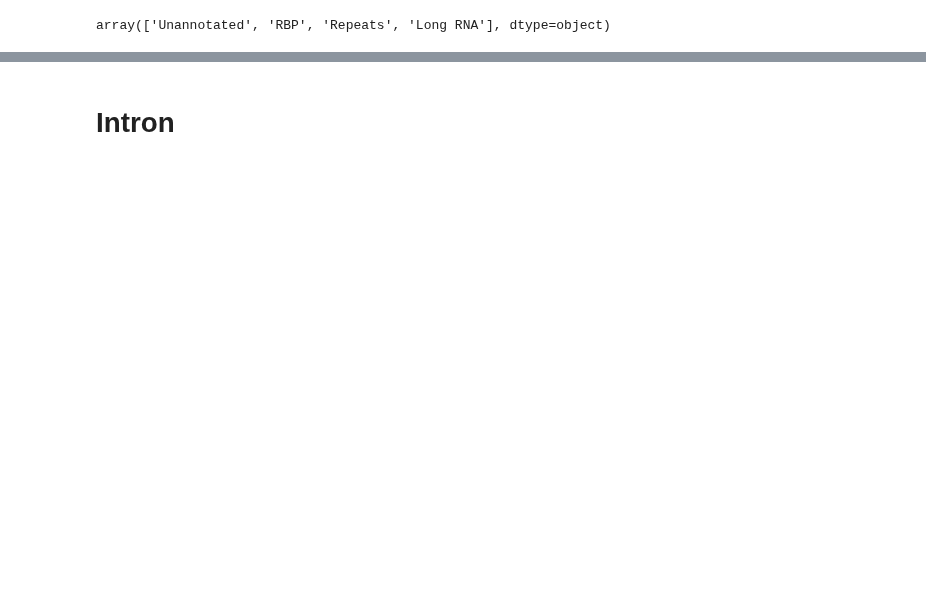
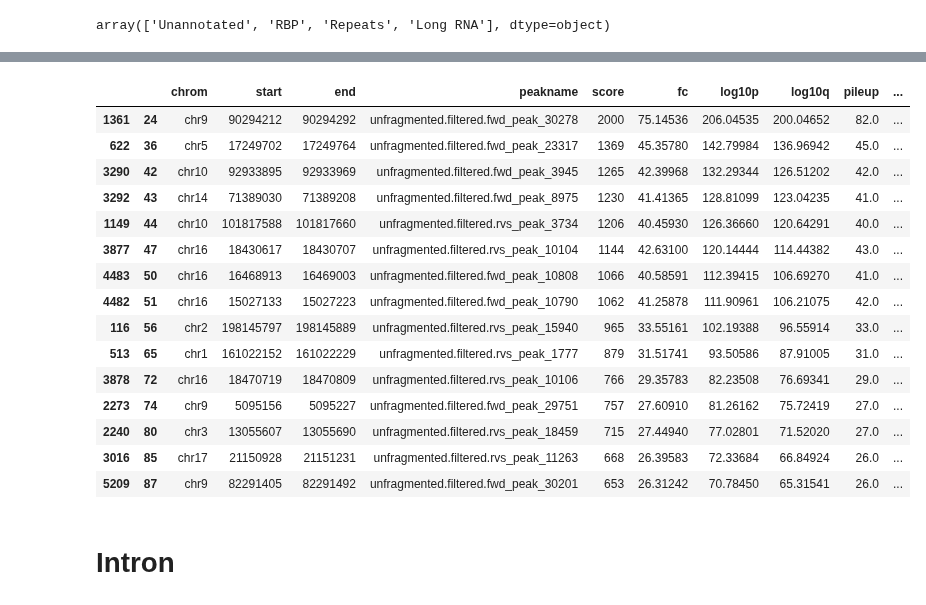
Before and after one commit to wckdouglas/cfNA, a Jupyter notebook: plots/peak_analysis.ipynb, the cells around one changed output, grey strips where cells are left out. Drawn from its saved outputs; the diff is of its cells as text; code cells hidden in the pictures; blank space fills up the shorter version.

```diff
--- a/plots/peak_analysis.ipynb
+++ b/plots/peak_analysis.ipynb
@@ -161,3 +114,28 @@ fold.head()
+# %%
+peaks = peak_df
+lp = peaks[peaks.sense_gtype.str.contains('Long RNA')] \
+        .groupby('sense_gname', as_index=False)\
+        .apply(pick_lp) \
+        .nlargest(15, 'log10p') \
+        .assign(peak_size = lambda d: d.end - d.start )
+lp
+# %% [output]
+|  |  | chrom | start | end | peakname | score | fc | log10p | log10q | pileup | ... |
+| 1361 | 24 | chr9 | 90294212 | 90294292 | unfragmented.filtered.fwd_peak_30278 | 2000 | 75.14536 | 206.04535 | 200.04652 | 82.0 | ... |
+| 622 | 36 | chr5 | 17249702 | 17249764 | unfragmented.filtered.fwd_peak_23317 | 1369 | 45.35780 | 142.79984 | 136.96942 | 45.0 | ... |
+| 3290 | 42 | chr10 | 92933895 | 92933969 | unfragmented.filtered.fwd_peak_3945 | 1265 | 42.39968 | 132.29344 | 126.51202 | 42.0 | ... |
+| 3292 | 43 | chr14 | 71389030 | 71389208 | unfragmented.filtered.fwd_peak_8975 | 1230 | 41.41365 | 128.81099 | 123.04235 | 41.0 | ... |
+| 1149 | 44 | chr10 | 101817588 | 101817660 | unfragmented.filtered.rvs_peak_3734 | 1206 | 40.45930 | 126.36660 | 120.64291 | 40.0 | ... |
+| 3877 | 47 | chr16 | 18430617 | 18430707 | unfragmented.filtered.rvs_peak_10104 | 1144 | 42.63100 | 120.14444 | 114.44382 | 43.0 | ... |
+| 4483 | 50 | chr16 | 16468913 | 16469003 | unfragmented.filtered.fwd_peak_10808 | 1066 | 40.58591 | 112.39415 | 106.69270 | 41.0 | ... |
+| 4482 | 51 | chr16 | 15027133 | 15027223 | unfragmented.filtered.fwd_peak_10790 | 1062 | 41.25878 | 111.90961 | 106.21075 | 42.0 | ... |
+| 116 | 56 | chr2 | 198145797 | 198145889 | unfragmented.filtered.rvs_peak_15940 | 965 | 33.55161 | 102.19388 | 96.55914 | 33.0 | ... |
+| 513 | 65 | chr1 | 161022152 | 161022229 | unfragmented.filtered.rvs_peak_1777 | 879 | 31.51741 | 93.50586 | 87.91005 | 31.0 | ... |
+| 3878 | 72 | chr16 | 18470719 | 18470809 | unfragmented.filtered.rvs_peak_10106 | 766 | 29.35783 | 82.23508 | 76.69341 | 29.0 | ... |
+| 2273 | 74 | chr9 | 5095156 | 5095227 | unfragmented.filtered.fwd_peak_29751 | 757 | 27.60910 | 81.26162 | 75.72419 | 27.0 | ... |
+| 2240 | 80 | chr3 | 13055607 | 13055690 | unfragmented.filtered.rvs_peak_18459 | 715 | 27.44940 | 77.02801 | 71.52020 | 27.0 | ... |
+| 3016 | 85 | chr17 | 21150928 | 21151231 | unfragmented.filtered.rvs_peak_11263 | 668 | 26.39583 | 72.33684 | 66.84924 | 26.0 | ... |
+| 5209 | 87 | chr9 | 82291405 | 82291492 | unfragmented.filtered.fwd_peak_30201 | 653 | 26.31242 | 70.78450 | 65.31541 | 26.0 | ... |
 # %% [markdown]
 # Intron #
 # %%
```
Also changed, not shown: parts of 13 cells of this notebook, 13 other files.
